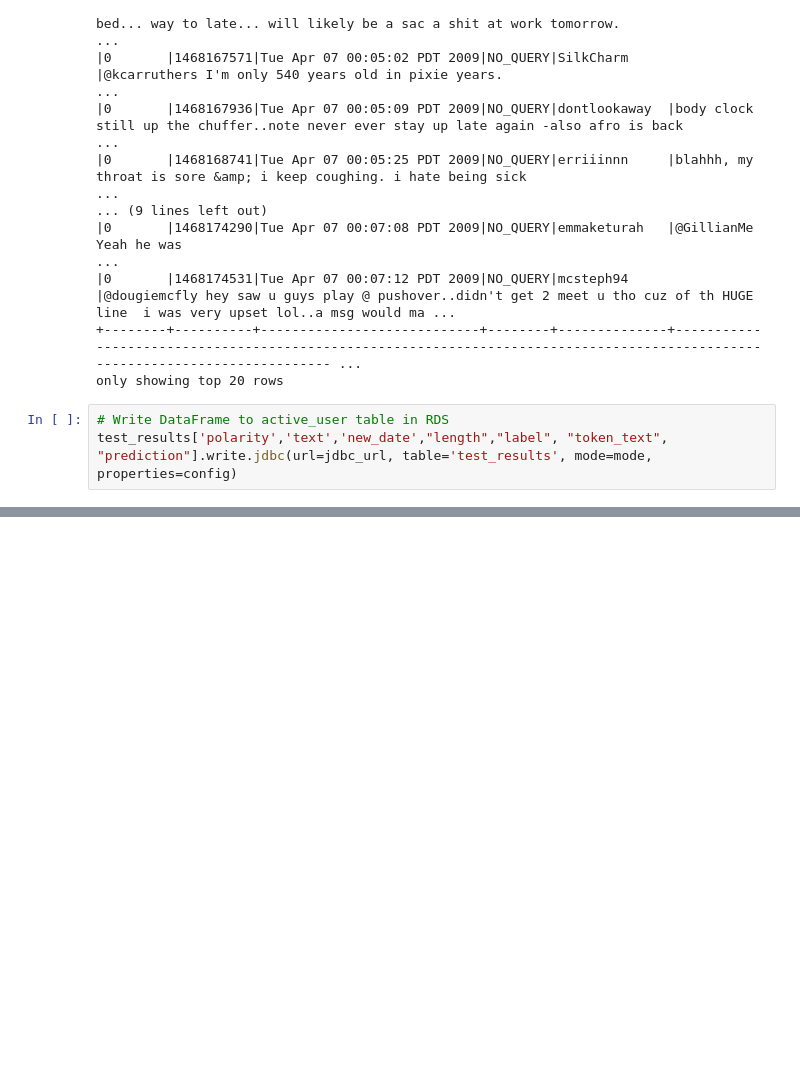
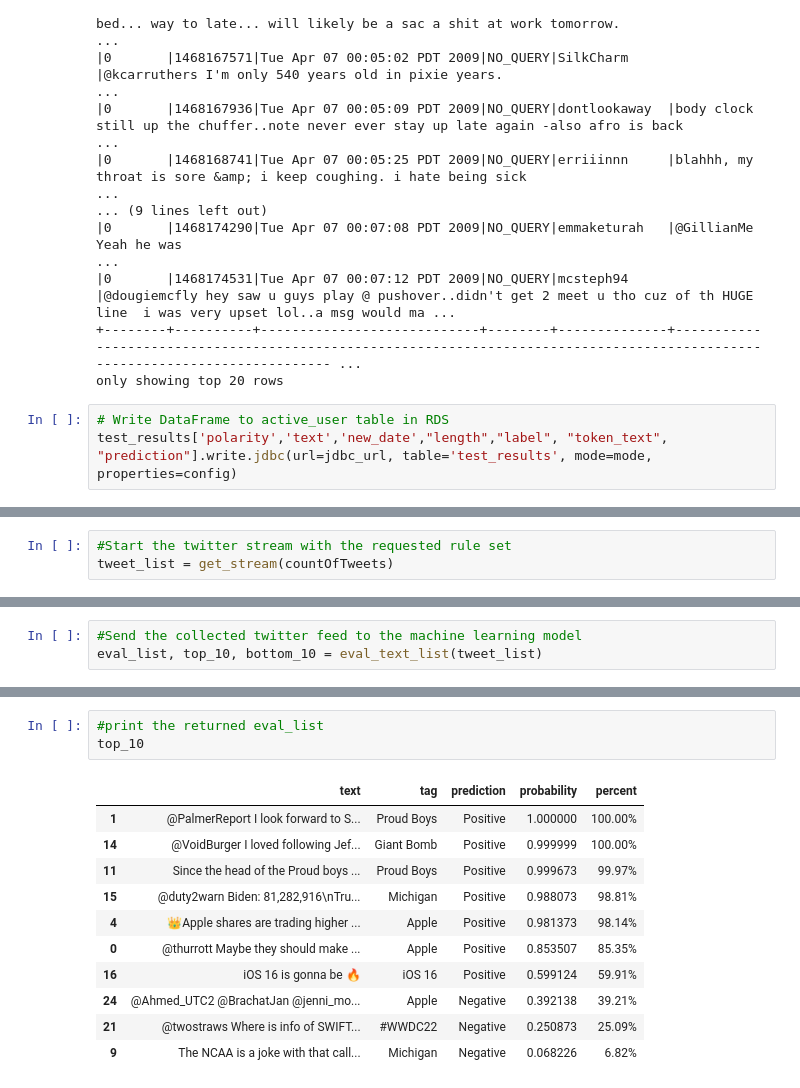
Before and after one commit to Arrosa123/Text_Sentiment_Analysis, a Jupyter notebook: Notebooks/Sentiment_Analysis_NLP.ipynb, the cells around one changed output, grey strips where cells are left out. Saved outputs shown, nothing was run; the diff lists cells and outputs as text; blank space fills up the shorter version.

Commit message:
added top 10 and bottom 10 tables.

```diff
--- a/Notebooks/Sentiment_Analysis_NLP.ipynb
+++ b/Notebooks/Sentiment_Analysis_NLP.ipynb
@@ -309,0 +641,3 @@ test_results['polarity','text','new_date',"length","label", "token_text", "predi
+# %%
+#Start the twitter stream with the requested rule set
+tweet_list = get_stream(countOfTweets)
@@ -309,0 +662,3 @@ test_results['polarity','text','new_date',"length","label", "token_text", "predi
+# %%
+#Send the collected twitter feed to the machine learning model
+eval_list, top_10, bottom_10 = eval_text_list(tweet_list)
@@ -309,0 +667,15 @@ test_results['polarity','text','new_date',"length","label", "token_text", "predi
+# %%
+#print the returned eval_list
+top_10
+# %% [output]
+|  | text | tag | prediction | probability | percent |
+| 1 | @PalmerReport I look forward to S... | Proud Boys | Positive | 1.000000 | 100.00% |
+| 14 | @VoidBurger I loved following Jef... | Giant Bomb | Positive | 0.999999 | 100.00% |
+| 11 | Since the head of the Proud boys ... | Proud Boys | Positive | 0.999673 | 99.97% |
+| 15 | @duty2warn Biden: 81,282,916\nTru... | Michigan | Positive | 0.988073 | 98.81% |
+| 4 | 👑Apple shares are trading higher ... | Apple | Positive | 0.981373 | 98.14% |
+| 0 | @thurrott Maybe they should make ... | Apple | Positive | 0.853507 | 85.35% |
+| 16 | iOS 16 is gonna be 🔥 | iOS 16 | Positive | 0.599124 | 59.91% |
+| 24 | @Ahmed_UTC2 @BrachatJan @jenni_mo... | Apple | Negative | 0.392138 | 39.21% |
+| 21 | @twostraws Where is info of SWIFT... | #WWDC22 | Negative | 0.250873 | 25.09% |
+| 9 | The NCAA is a joke with that call... | Michigan | Negative | 0.068226 | 6.82% |
```
Also changed, not shown: parts of 6 cells of this notebook, 5 other files.
